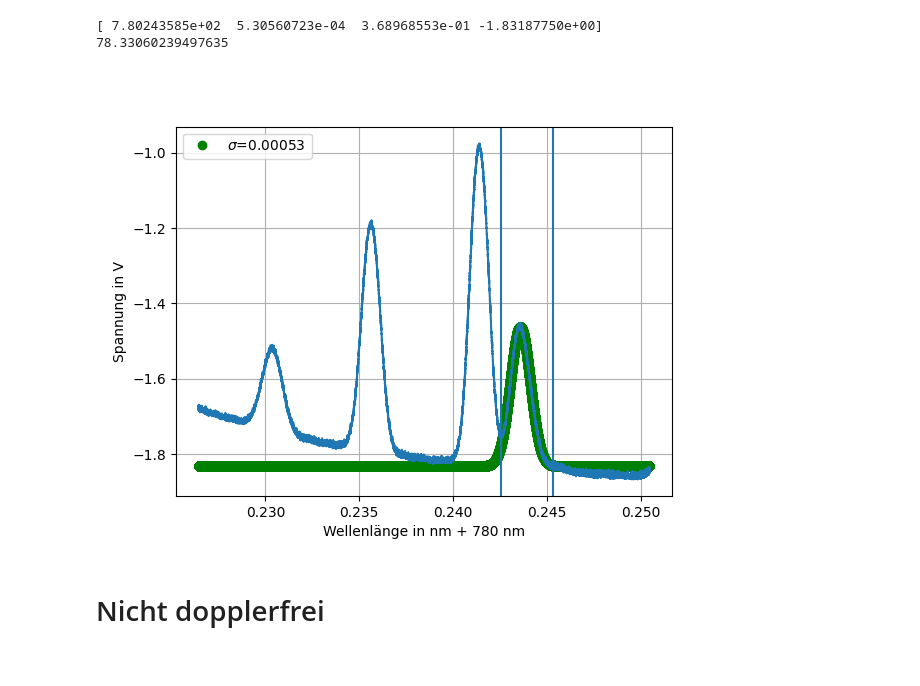
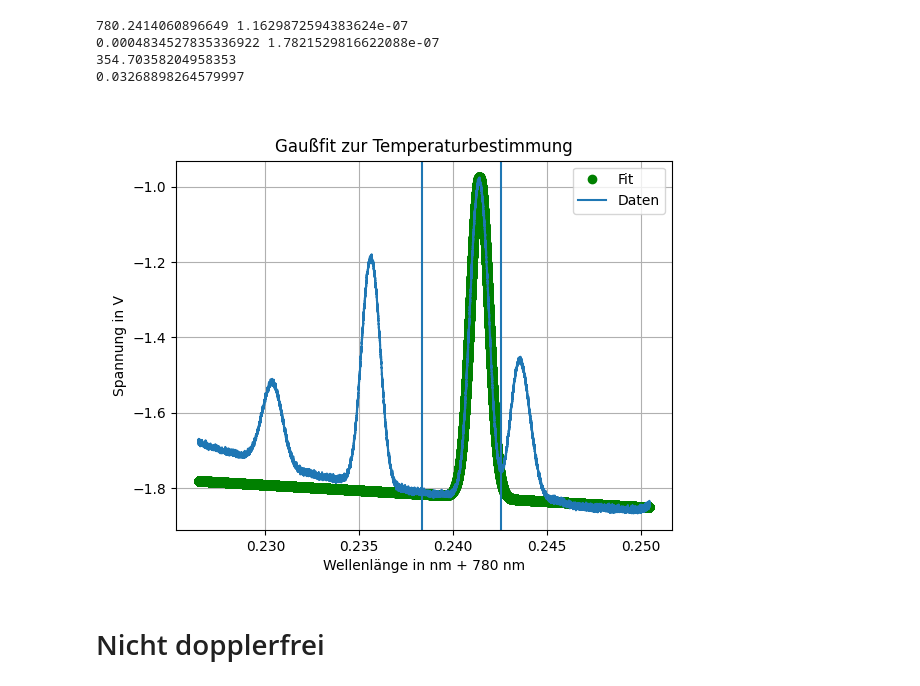
Before and after one commit to cedrickrm/F-Prak, a Jupyter notebook: Laserspektroskopie/laser.ipynb, the cells around one changed output. Cells and saved outputs as stored; diff of their text form; code cells hidden in the pictures.

```diff
--- a/Laserspektroskopie/laser.ipynb
+++ b/Laserspektroskopie/laser.ipynb
@@ -60,44 +60,50 @@ laser = LaserData('Data/spektrum_dopplerfrei_mit_pump_freq4.dat')
 # %%
 from scipy.optimize import curve_fit
 laser = LaserData('Data/spektrum_dopplerfrei_ohne_pump_freq3.dat')
 idx_start = np.argmax(laser.piezo_voltage)
 idx_stop  = np.argmin(laser.piezo_voltage)
 k = 1.381e-23
 c=299792458
-m = 86.9 *1.661e-27
+m = 85.4678 *1.661e-27
 
 laser.slice_data(idx_start, idx_stop)
 def gaus(x):
     return 0.1*np.exp(-0.5*(x-780.2305)**2/0.001**2) - 40*x +31207
-def gauss(x,x0,sigma,a,b):
-    return a*np.exp(-0.5*(x-x0)**2/sigma**2) + b
+def gauss(x,x0,sigma,a,b,c):
+    return a*np.exp(-0.5*(x-x0)**2/sigma**2) +c*x+ b
 
 #filter data
 laser.piezo_voltage = savgol_filter(laser.piezo_voltage, 1000, 1)
 laser.fabry_perot = savgol_filter(laser.fabry_perot, 50, 6)
-popt,pcov = curve_fit(gauss,piezo2wavelength(laser.piezo_voltage)[68000:80000],-laser.probe_laser[68000:80000],p0=[780.242,0.001,1,-2])
-print(popt)
-print((popt[1]*c/popt[0])**2*m/8/k/np.log(2))
+popt,pcov = curve_fit(gauss,piezo2wavelength(laser.piezo_voltage)[50000:68000],-laser.probe_laser[50000:68000],p0=[780.241,0.001,1,31207,-40])
+print(popt[0],np.sqrt(pcov[0][0]))
+print(popt[1],np.sqrt(pcov[1][1]))
+print((popt[1]*2*np.sqrt(2*np.log(2))*c/(popt[0]+0.004))**2*m/8/k/np.log(2))
+print((2*np.log(2)*c**2)/((popt[0]+0.004)**2)*popt[1]*m/8/k/np.log(2)*(np.sqrt(pcov[1][1])+popt[1]*np.sqrt(pcov[0][0]/(popt[0]+0.004))))
 %matplotlib widget
 plt.clf()
-plt.plot(piezo2wavelength(laser.piezo_voltage)-780,gauss(piezo2wavelength(laser.piezo_voltage),popt[0],popt[1],popt[2],popt[3]),'go',label = r'$\sigma$='+str(round(popt[1],5)))
+plt.plot(piezo2wavelength(laser.piezo_voltage)-780,gauss(piezo2wavelength(laser.piezo_voltage),popt[0],popt[1],popt[2],popt[3],popt[4]),'go',label = 'Fit')
 #plt.plot(piezo2wavelength(laser.piezo_voltage)-780,gaus(piezo2wavelength(laser.piezo_voltage)))
-plt.plot(piezo2wavelength(laser.piezo_voltage)-780, -laser.probe_laser)
+plt.plot(piezo2wavelength(laser.piezo_voltage)-780, -laser.probe_laser,label='Daten')
+plt.axvline(piezo2wavelength(laser.piezo_voltage)[50000]-780)
 plt.axvline(piezo2wavelength(laser.piezo_voltage)[68000]-780)
-plt.axvline(piezo2wavelength(laser.piezo_voltage)[80000]-780)
 #plt.ylim(-2,0)
 
 plt.xlabel('Wellenlänge in nm + 780 nm')
 plt.ylabel('Spannung in V')
+plt.title('Gaußfit zur Temperaturbestimmung')
 plt.legend()
 
 
 plt.grid()
+plt.savefig('temperatur-fit.pdf')
 plt.show()
 # %% [output]
-[ 7.80243585e+02  5.30560723e-04  3.68968553e-01 -1.83187750e+00]
-78.33060239497635
+780.2414060896649 1.1629872594383624e-07
+0.0004834527835336922 1.7821529816622088e-07
+354.70358204958353
+0.03268898264579997
-[figure, old version]
+[figure, new version]
 # %% [markdown]
 # Nicht dopplerfrei
 # %%
```
Also changed, not shown: 3 other files.
